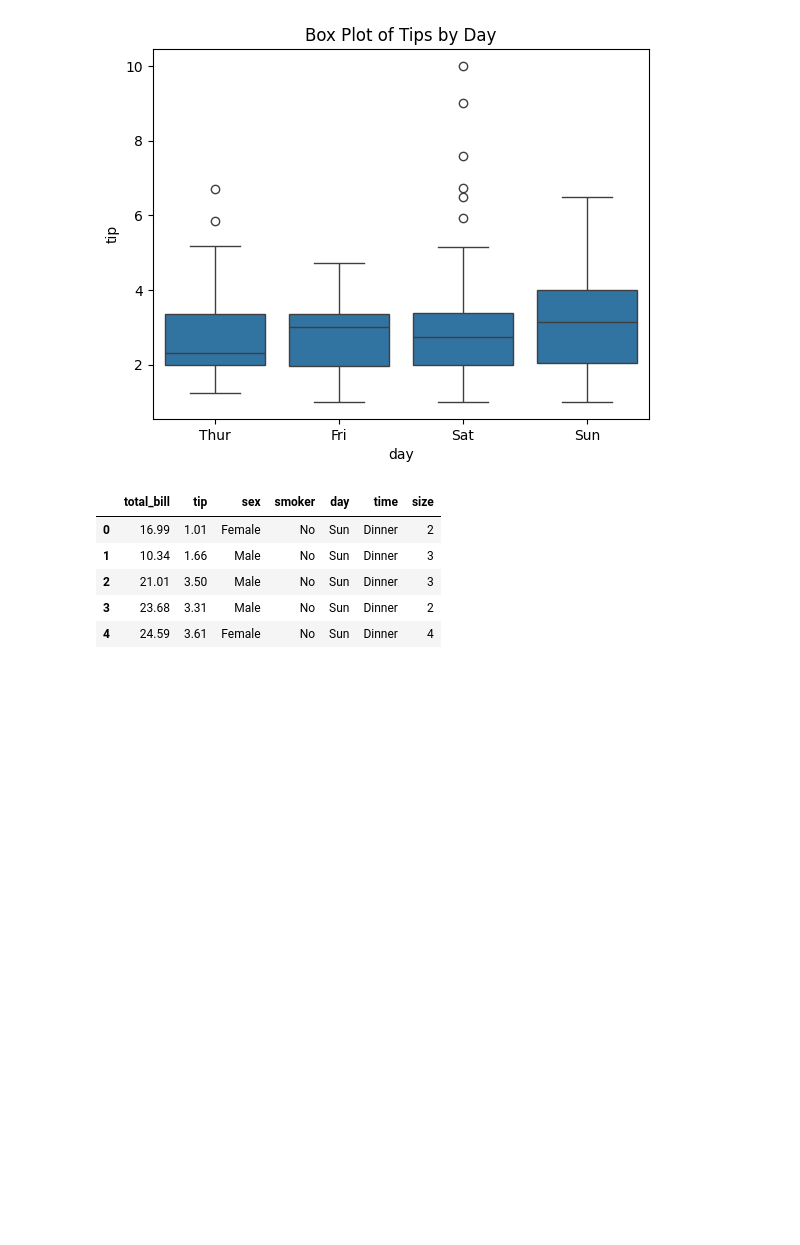
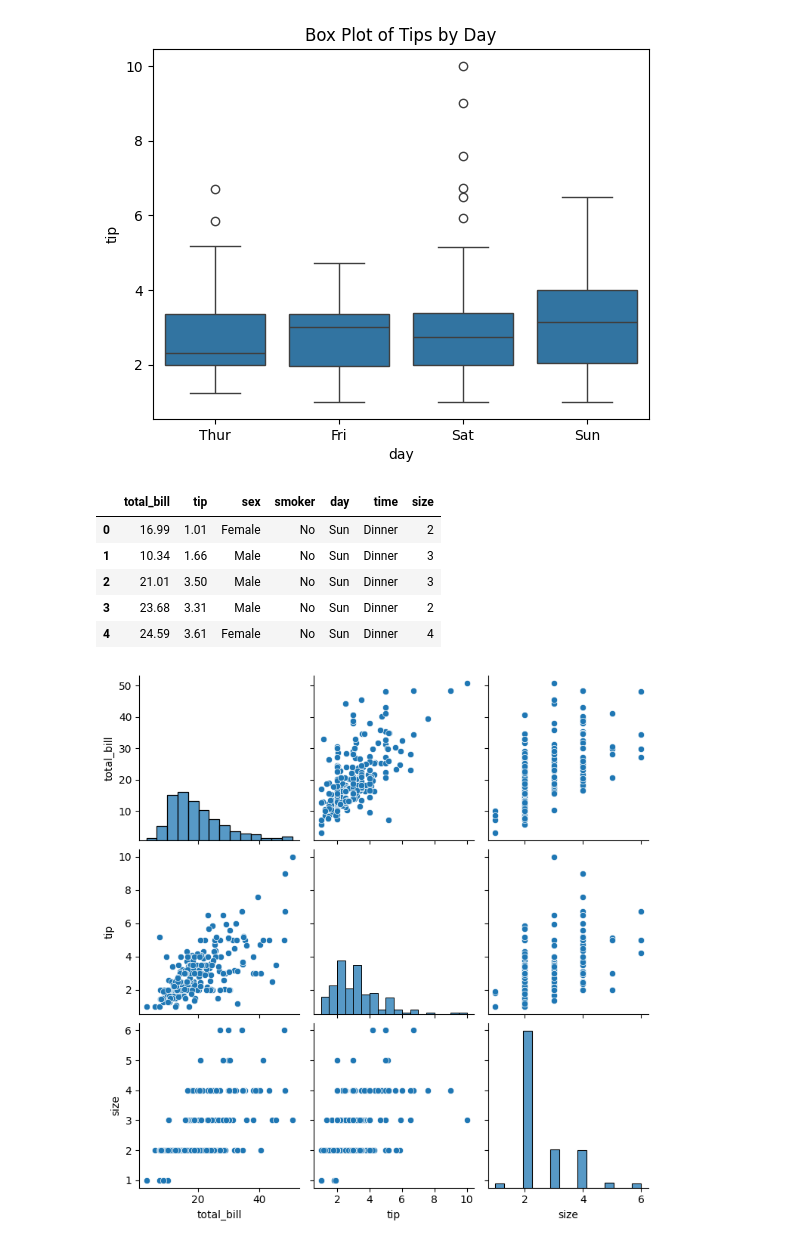
Before and after one commit to TouseefDataScientist/Machine-learning, a Jupyter notebook: babar-seaborn.ipynb, the cells around one changed output. Drawn from its saved outputs; the diff is of its cells as text; code cells hidden in the pictures; blank space fills up the shorter version.

```diff
--- a/babar-seaborn.ipynb
+++ b/babar-seaborn.ipynb
@@ -110,3 +110,8 @@ tips.head()
 | 2 | 21.01 | 3.50 | Male | No | Sun | Dinner | 3 |
 | 3 | 23.68 | 3.31 | Male | No | Sun | Dinner | 2 |
 | 4 | 24.59 | 3.61 | Female | No | Sun | Dinner | 4 |
+# %%
+sns.pairplot(tips)
+plt.show()
+# %% [output]
+[figure, added]
```
Also changed, not shown: parts of 8 cells of this notebook, 1 other file.
